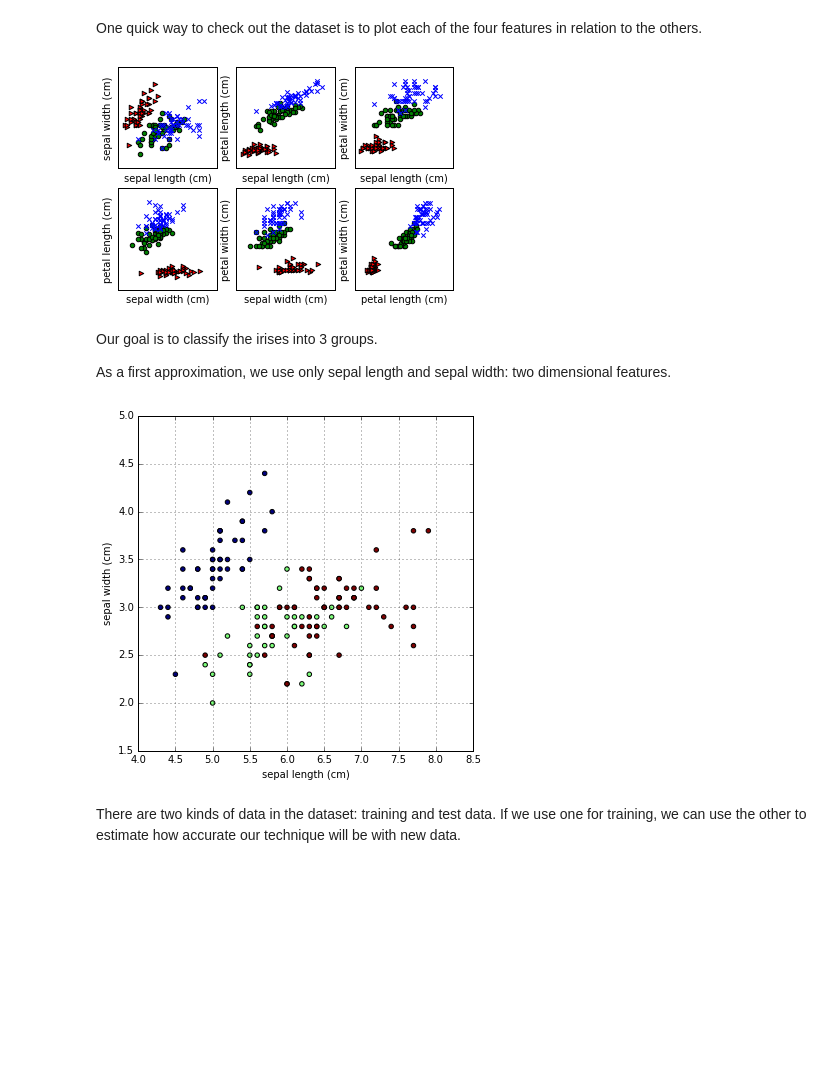
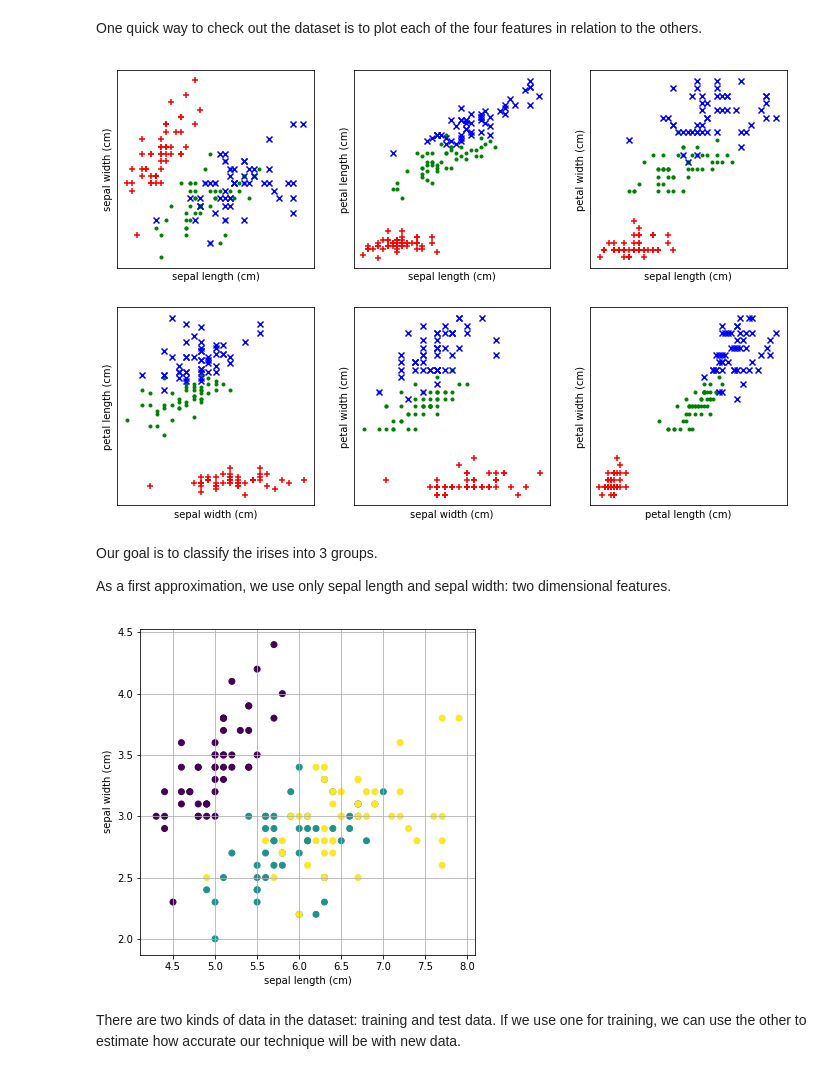
Before and after one commit to kylemcdonald/ml-examples, a Jupyter notebook: workshop/supervised_learning/Supervised Learning.ipynb, the cells around one changed output. Cells and saved outputs as stored; diff of their text form; code cells hidden in the pictures; blank space fills up the shorter version.

```diff
--- a/workshop/supervised_learning/Supervised Learning.ipynb
+++ b/workshop/supervised_learning/Supervised Learning.ipynb
@@ -42,35 +41,38 @@ One quick way to check out the dataset is to plot each of the four features in r
 # %%
 import numpy as np
 import matplotlib.pyplot as plt
 %matplotlib inline
+
 x = iris.data
 y = iris.target
 feature_names = iris.feature_names
+
 pairs = [(0, 1), (0, 2), (0, 3), (1, 2), (1, 3), (2, 3)]
+plt.figure(figsize=(12,8))
 for i, (p0, p1) in enumerate(pairs):
     plt.subplot(2, 3, i + 1)
-    for t, marker, c in zip(range(3), ">ox", "rgb"):
-        plt.scatter(x[y == t, p0], x[y == t, p1], marker=marker, c=c)
+    plt.scatter(x[y == 0, p0], x[y == 0, p1], marker="+", c="r")
+    plt.scatter(x[y == 1, p0], x[y == 1, p1], marker=".", c="g")
+    plt.scatter(x[y == 2, p0], x[y == 2, p1], marker="x", c="b")
     plt.xlabel(feature_names[p0])
     plt.ylabel(feature_names[p1])
     plt.xticks([])
     plt.yticks([])
 # %% [output]
-[figure, old version]
+[figure, new version]
 # %% [markdown]
 Our goal is to classify the irises into 3 groups.
 
 As a first approximation, we use only sepal length and sepal width: two dimensional features.
 # %%
-x_2d = x[:, :2]
 plt.figure(figsize=(6,6))
-plt.scatter(x_2d[:,0], x_2d[:,1], c=y)
+plt.scatter(x[:,0], x[:,1], c=y)
 plt.grid()
 plt.xlabel(feature_names[0])
 plt.ylabel(feature_names[1])
 plt.show()
 # %% [output]
-[figure, old version]
+[figure, new version]
 # %% [markdown]
 There are two kinds of data in the dataset: training and test data. If we use one for training, we can use the other to estimate how accurate our technique will be with new data.
 # %%
```
Also changed, not shown: parts of 19 cells of this notebook, 1 other file.
